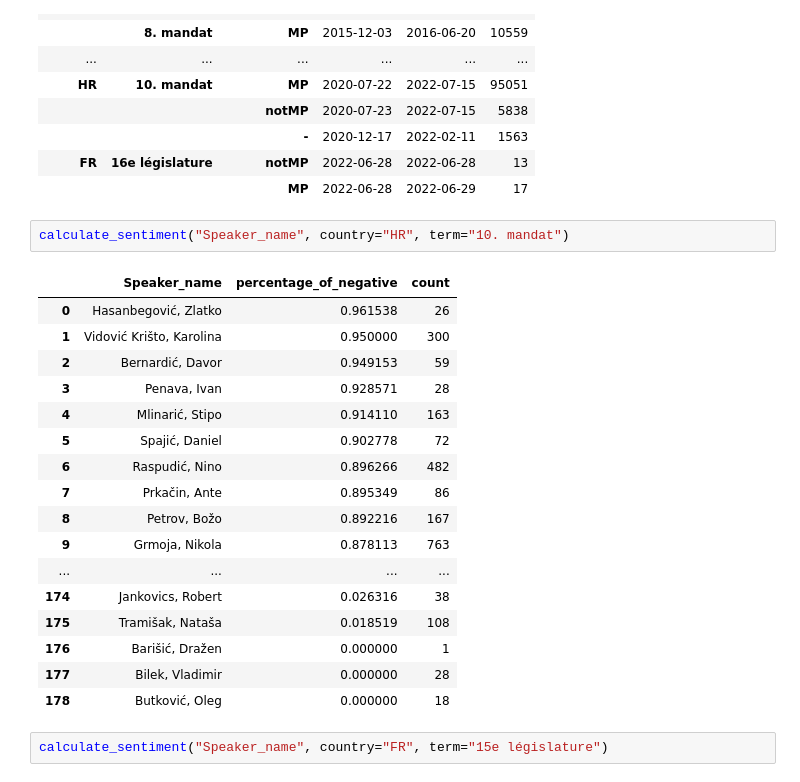
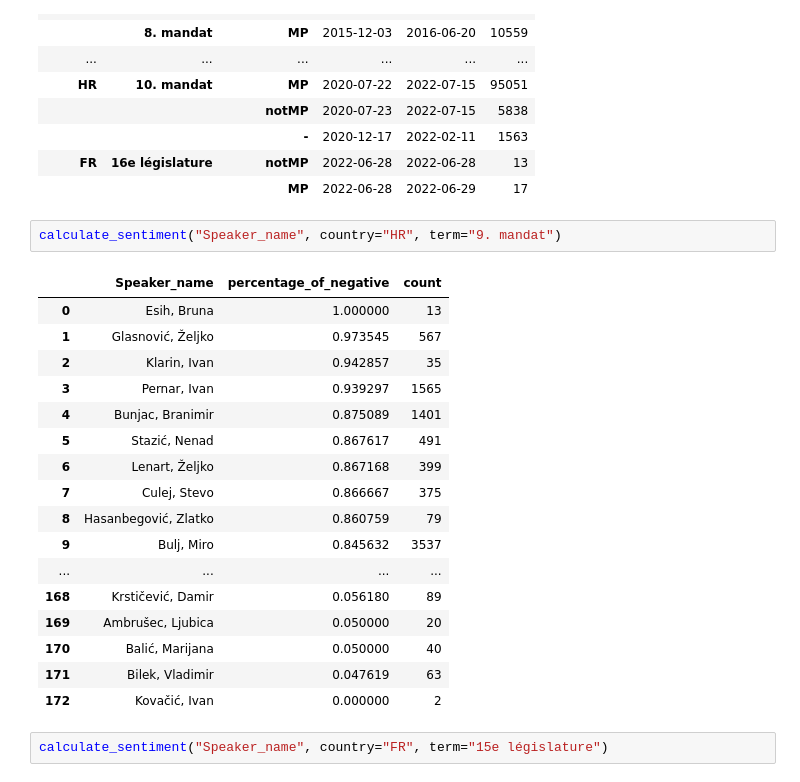
Before and after one commit to clarinsi/parlasent_analysis, a Jupyter notebook: 3_champions_of_sentiment_discoruse.ipynb, the cells around one changed output. Cells and saved outputs as stored; diff of their text form.

```diff
--- a/3_champions_of_sentiment_discoruse.ipynb
+++ b/3_champions_of_sentiment_discoruse.ipynb
@@ -103,25 +103,25 @@ df[df.country.isin(["HR", "FR"])].groupby("country Term Speaker_MP".split()).agg
 | FR | 16e législature | notMP | 2022-06-28 | 2022-06-28 | 13 |
 |  |  | MP | 2022-06-28 | 2022-06-29 | 17 |
 # %%
-calculate_sentiment("Speaker_name", country="HR", term="10. mandat")
+calculate_sentiment("Speaker_name", country="HR", term="9. mandat")
 # %% [output]
 |  | Speaker_name | percentage_of_negative | count |
-| 0 | Hasanbegović, Zlatko | 0.961538 | 26 |
-| 1 | Vidović Krišto, Karolina | 0.950000 | 300 |
-| 2 | Bernardić, Davor | 0.949153 | 59 |
-| 3 | Penava, Ivan | 0.928571 | 28 |
-| 4 | Mlinarić, Stipo | 0.914110 | 163 |
-| 5 | Spajić, Daniel | 0.902778 | 72 |
-| 6 | Raspudić, Nino | 0.896266 | 482 |
-| 7 | Prkačin, Ante | 0.895349 | 86 |
-| 8 | Petrov, Božo | 0.892216 | 167 |
-| 9 | Grmoja, Nikola | 0.878113 | 763 |
+| 0 | Esih, Bruna | 1.000000 | 13 |
+| 1 | Glasnović, Željko | 0.973545 | 567 |
+| 2 | Klarin, Ivan | 0.942857 | 35 |
+| 3 | Pernar, Ivan | 0.939297 | 1565 |
+| 4 | Bunjac, Branimir | 0.875089 | 1401 |
+| 5 | Stazić, Nenad | 0.867617 | 491 |
+| 6 | Lenart, Željko | 0.867168 | 399 |
+| 7 | Culej, Stevo | 0.866667 | 375 |
+| 8 | Hasanbegović, Zlatko | 0.860759 | 79 |
+| 9 | Bulj, Miro | 0.845632 | 3537 |
 | ... | ... | ... | ... |
-| 174 | Jankovics, Robert | 0.026316 | 38 |
-| 175 | Tramišak, Nataša | 0.018519 | 108 |
-| 176 | Barišić, Dražen | 0.000000 | 1 |
-| 177 | Bilek, Vladimir | 0.000000 | 28 |
-| 178 | Butković, Oleg | 0.000000 | 18 |
+| 168 | Krstičević, Damir | 0.056180 | 89 |
+| 169 | Ambrušec, Ljubica | 0.050000 | 20 |
+| 170 | Balić, Marijana | 0.050000 | 40 |
+| 171 | Bilek, Vladimir | 0.047619 | 63 |
+| 172 | Kovačić, Ivan | 0.000000 | 2 |
 # %%
 calculate_sentiment("Speaker_name", country="FR", term="15e législature")
 # %% [output]
```
Also changed, not shown: parts of 2 cells of this notebook, 2 other files.
